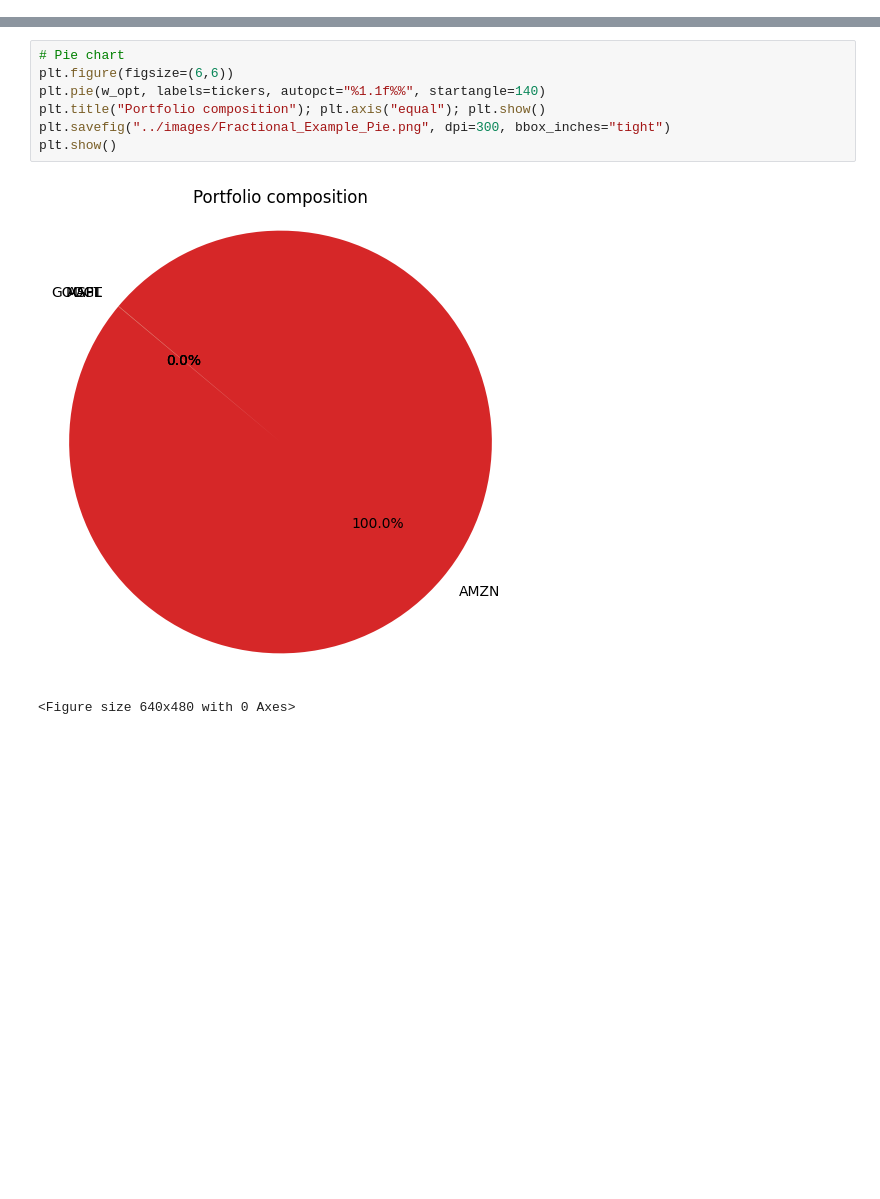
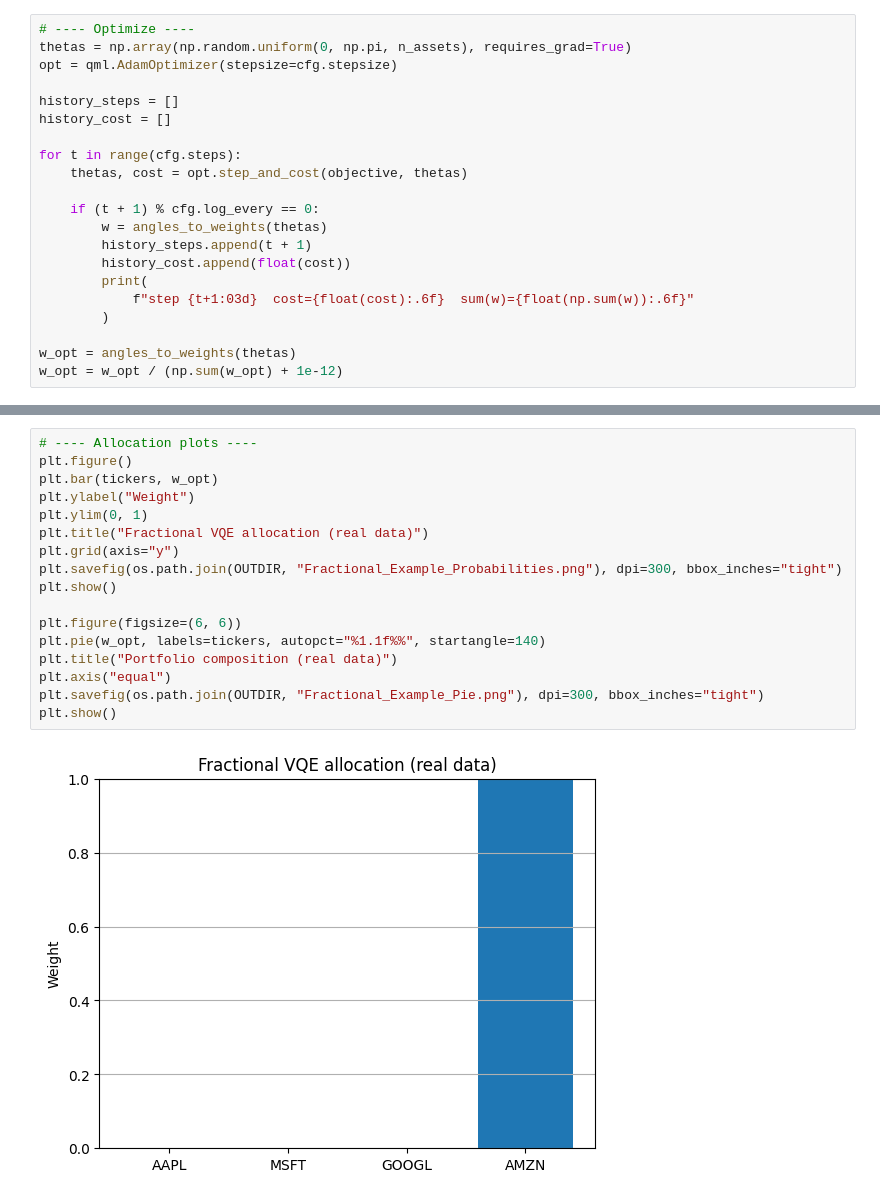
Before and after one commit to SidRichardsQuantum/VQE_Portfolio_Optimization, a Jupyter notebook: notebooks/Examples/Real_Example.ipynb, the cells around one changed output, grey strips where cells are left out. Drawn from its saved outputs; the diff is of its cells as text; blank space fills up the shorter version.

```diff
--- a/notebooks/Examples/Real_Example.ipynb
+++ b/notebooks/Examples/Real_Example.ipynb
@@ -88,0 +136,21 @@ plt.show()
+# %%
+# ---- Optimize ----
+thetas = np.array(np.random.uniform(0, np.pi, n_assets), requires_grad=True)
+opt = qml.AdamOptimizer(stepsize=cfg.stepsize)
+
+history_steps = []
+history_cost = []
+
+for t in range(cfg.steps):
+    thetas, cost = opt.step_and_cost(objective, thetas)
+
+    if (t + 1) % cfg.log_every == 0:
+        w = angles_to_weights(thetas)
+        history_steps.append(t + 1)
+        history_cost.append(float(cost))
+        print(
+            f"step {t+1:03d}  cost={float(cost):.6f}  sum(w)={float(np.sum(w)):.6f}"
+        )
+
+w_opt = angles_to_weights(thetas)
+w_opt = w_opt / (np.sum(w_opt) + 1e-12)
@@ -109,10 +197,19 @@ plt.show()
 # %%
-# Pie chart
-plt.figure(figsize=(6,6))
+# ---- Allocation plots ----
+plt.figure()
+plt.bar(tickers, w_opt)
+plt.ylabel("Weight")
+plt.ylim(0, 1)
+plt.title("Fractional VQE allocation (real data)")
+plt.grid(axis="y")
+plt.savefig(os.path.join(OUTDIR, "Fractional_Example_Probabilities.png"), dpi=300, bbox_inches="tight")
+plt.show()
+
+plt.figure(figsize=(6, 6))
 plt.pie(w_opt, labels=tickers, autopct="%1.1f%%", startangle=140)
-plt.title("Portfolio composition"); plt.axis("equal"); plt.show()
-plt.savefig("../images/Fractional_Example_Pie.png", dpi=300, bbox_inches="tight")
+plt.title("Portfolio composition (real data)")
+plt.axis("equal")
+plt.savefig(os.path.join(OUTDIR, "Fractional_Example_Pie.png"), dpi=300, bbox_inches="tight")
 plt.show()
 # %% [output]
-[figure, old version]
+[figure, new version]
-<Figure size 640x480 with 0 Axes>
```
Also changed, not shown: parts of 12 cells of this notebook, 26 other files.
